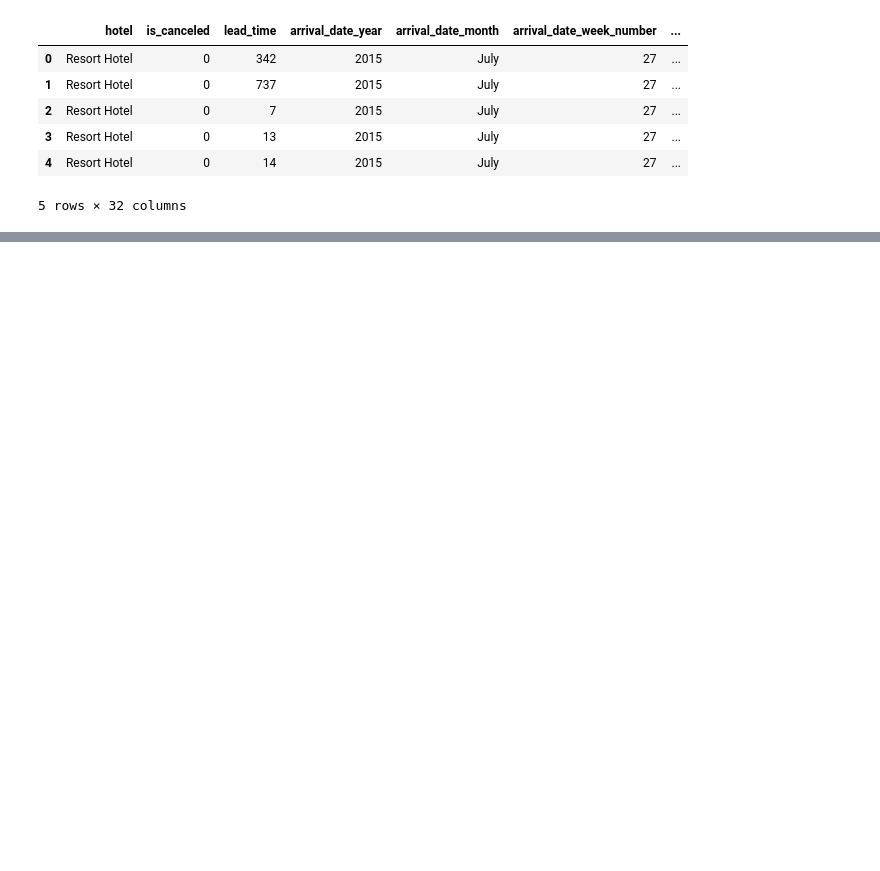
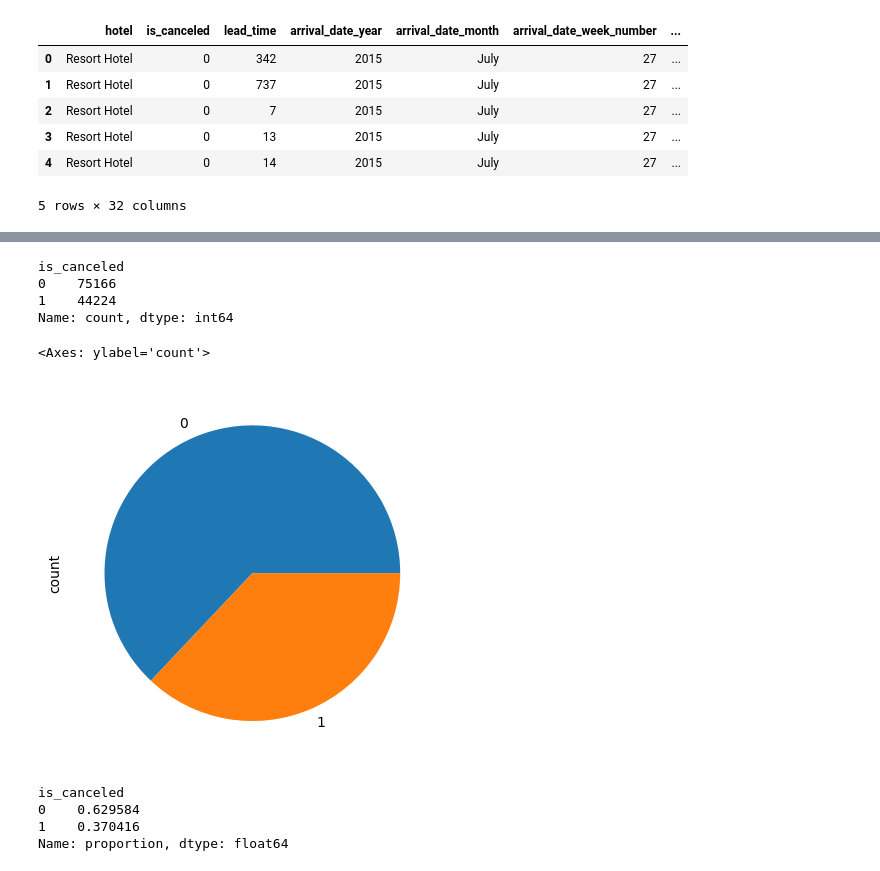
Before and after one commit to satishsinha/Hotel-Booking-Data-Analysis-Pandas, a Jupyter notebook: Analysis.ipynb, the cells around one changed output, grey strips where cells are left out. Drawn from its saved outputs; the diff is of its cells as text; code cells hidden in the pictures; blank space fills up the shorter version.

```diff
--- a/Analysis.ipynb
+++ b/Analysis.ipynb
@@ -14,0 +197,20 @@ data.head()
+# %%
+df['is_canceled'].value_counts()
+# %% [output]
+is_canceled
+0    75166
+1    44224
+Name: count, dtype: int64
+# %%
+df['is_canceled'].value_counts().plot(kind = 'pie')
+# %% [output]
+<Axes: ylabel='count'>
+[figure, added]
+# %%
+## For percentage
+df['is_canceled'].value_counts(normalize = 'True')
+# %% [output]
+is_canceled
+0    0.629584
+1    0.370416
+Name: proportion, dtype: float64
```
Also changed, not shown: parts of 20 cells of this notebook.
